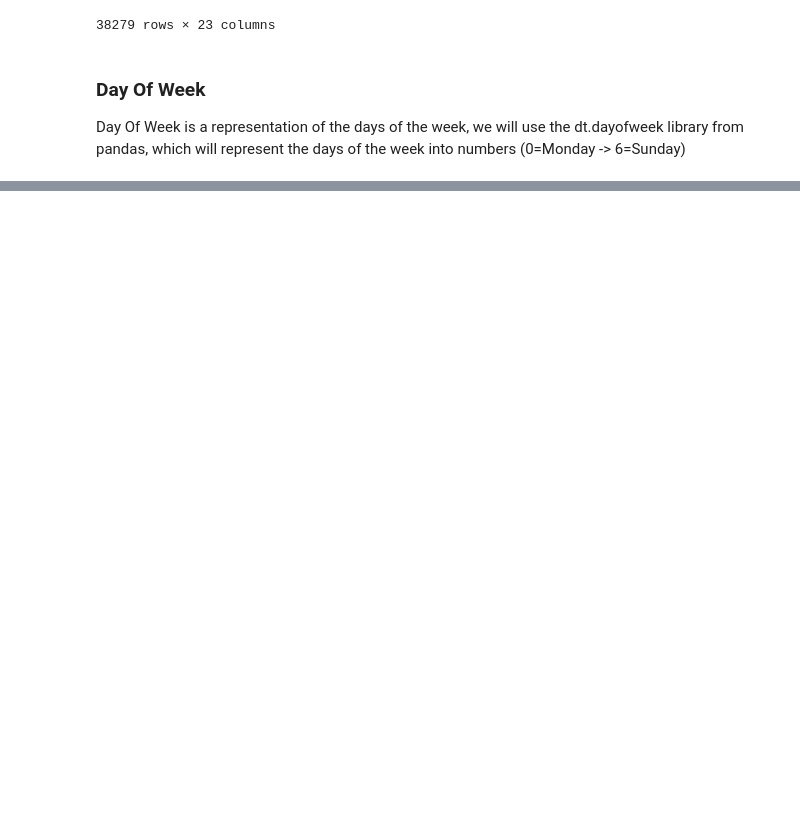
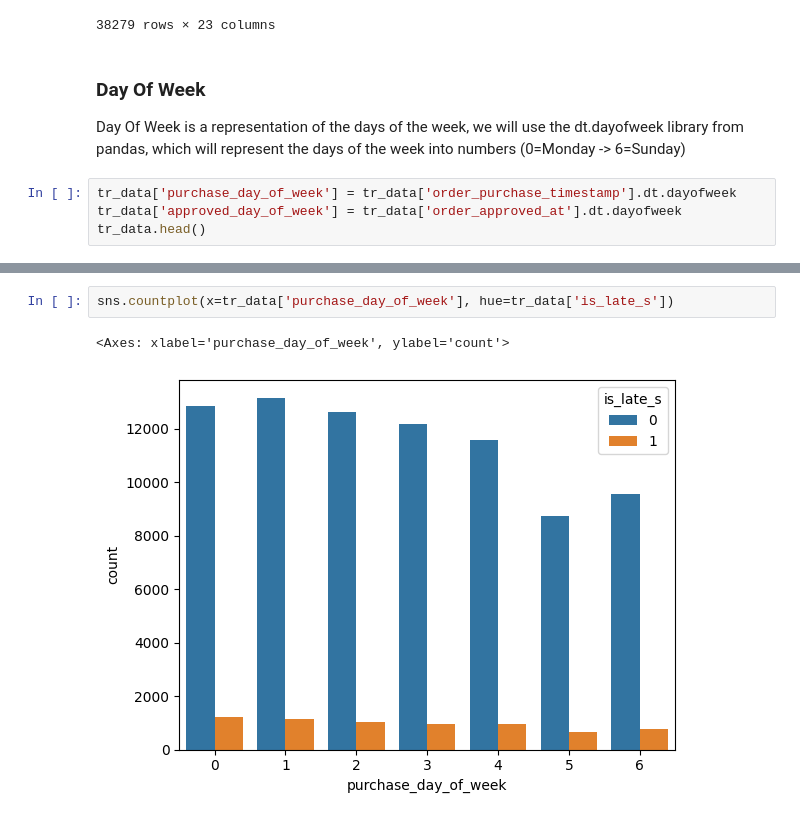
Before and after one commit to arun-ekambaram/supplychain-delivery-delay-ml, a Jupyter notebook: notebook/Exploratory Data Analysis.ipynb, the cells around one changed output, grey strips where cells are left out. Cells and saved outputs as stored; diff of their text form; blank space fills up the shorter version.

Commit message:
updated Data Preprocessing & Feature Engineering

```diff
--- a/notebook/Exploratory Data Analysis.ipynb
+++ b/notebook/Exploratory Data Analysis.ipynb
@@ -862,3 +862,7 @@ ts_data
 # %% [markdown]
 ### Day Of Week
 Day Of Week is a representation of the days of the week, we will use the dt.dayofweek library from pandas, which will represent the days of the week into numbers (0=Monday -> 6=Sunday)
+# %%
+tr_data['purchase_day_of_week'] = tr_data['order_purchase_timestamp'].dt.dayofweek
+tr_data['approved_day_of_week'] = tr_data['order_approved_at'].dt.dayofweek
+tr_data.head()
@@ -864,0 +887,5 @@ Day Of Week is a representation of the days of the week, we will use the dt.dayo
+# %%
+sns.countplot(x=tr_data['purchase_day_of_week'], hue=tr_data['is_late_s'])
+# %% [output]
+<Axes: xlabel='purchase_day_of_week', ylabel='count'>
+[figure, added]
```
Also changed, not shown: parts of 55 cells of this notebook.
